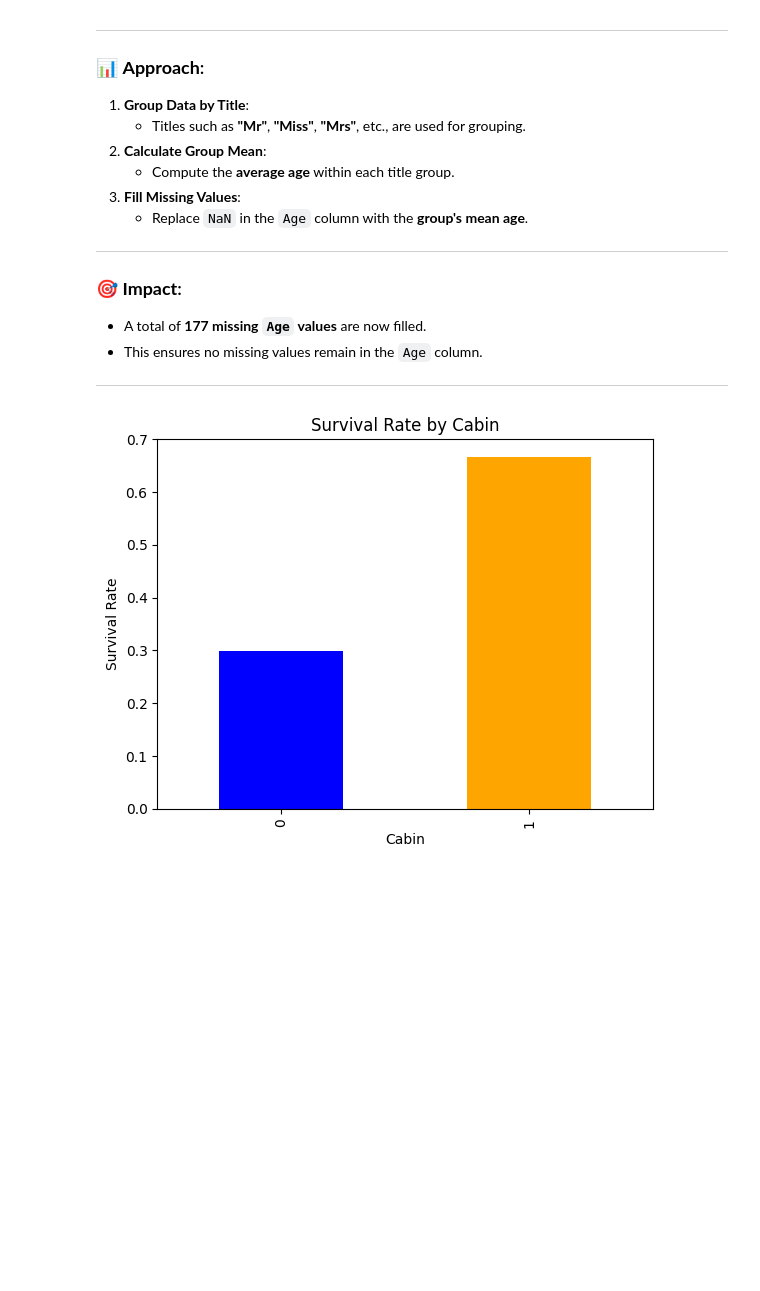
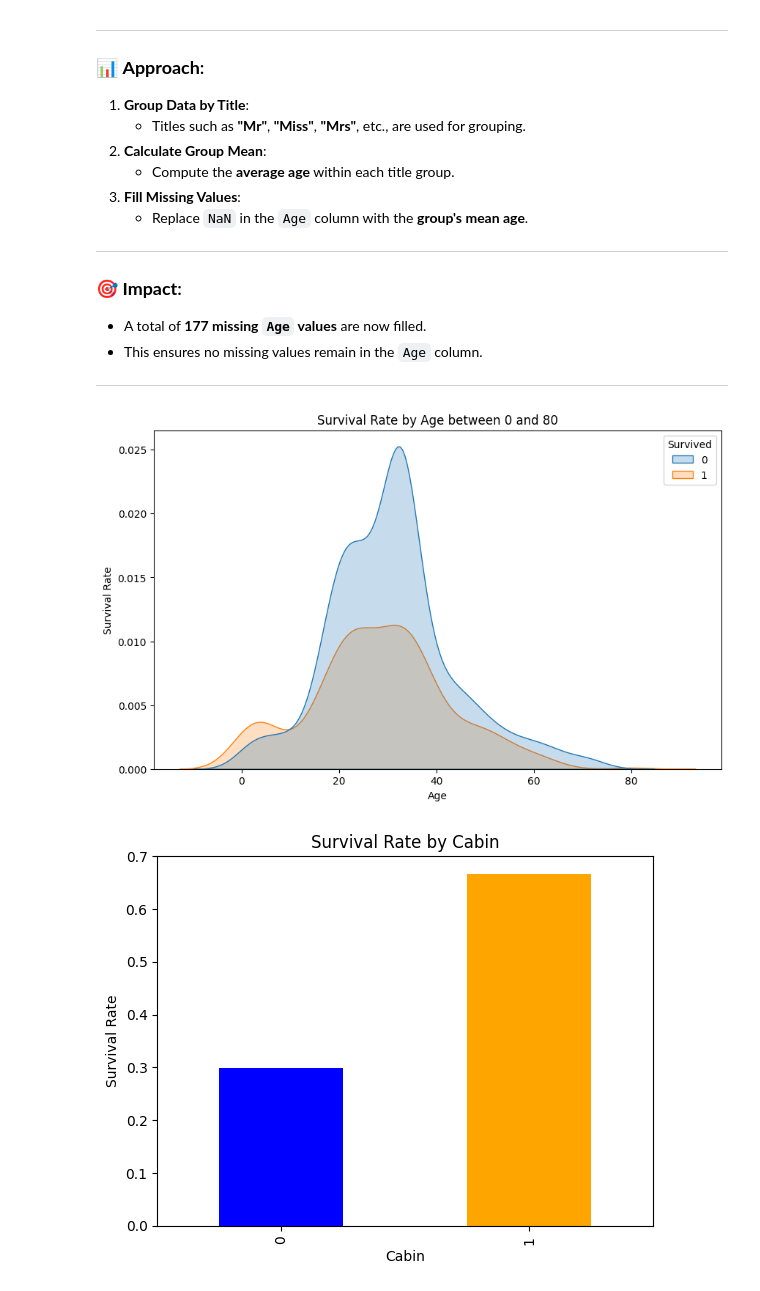
Before and after one commit to segnig/Kaggle-Competitions, a Jupyter notebook: titanic/titanic.ipynb, the cells around one changed output. Saved outputs shown, nothing was run; the diff lists cells and outputs as text; code cells hidden in the pictures; blank space fills up the shorter version.

```diff
--- a/titanic/titanic.ipynb
+++ b/titanic/titanic.ipynb
@@ -241,13 +241,22 @@ train_data["Age"] = train_data.groupby("title")["Age"].transform(lambda x: x.fil
 # Filling missing Age values in test data using train data means
 test_data["Age"] = train_data.groupby("title")["Age"].transform(lambda x: x.fillna(x.mean()))
 # %%
-def plot_ratio_of_survived_by_age(min, max):
+def plot_ratio_of_survived_by_age(min=0, max=80):
+    # ratio survival per age of kde ratio specific age
     fig, ax = plt.subplots(figsize=(10, 6))
     sns.kdeplot(data=train_data[(train_data["Age"] >= min) & (train_data["Age"] <= max)], x="Age", fill=True, ax=ax, hue="Survived")
-    plt.title(f"Survival Rate by Age")
+
+    # title and label
+    plt.title(f"Survival Rate by Age between {min} and {max}")
     plt.xlabel(f"Age")
     plt.ylabel("Survival Rate")
+
+    # Show the plot
     plt.show()
+# %%
+plot_ratio_of_survived_by_age(0, 80)
+# %% [output]
+[figure, added]
 # %%
 # Cabin feature groupped by `null` and `notnull`
 train_data["Cabin"] = train_data["Cabin"].apply(lambda x: 0 if pd.isnull(x) else 1)
```
